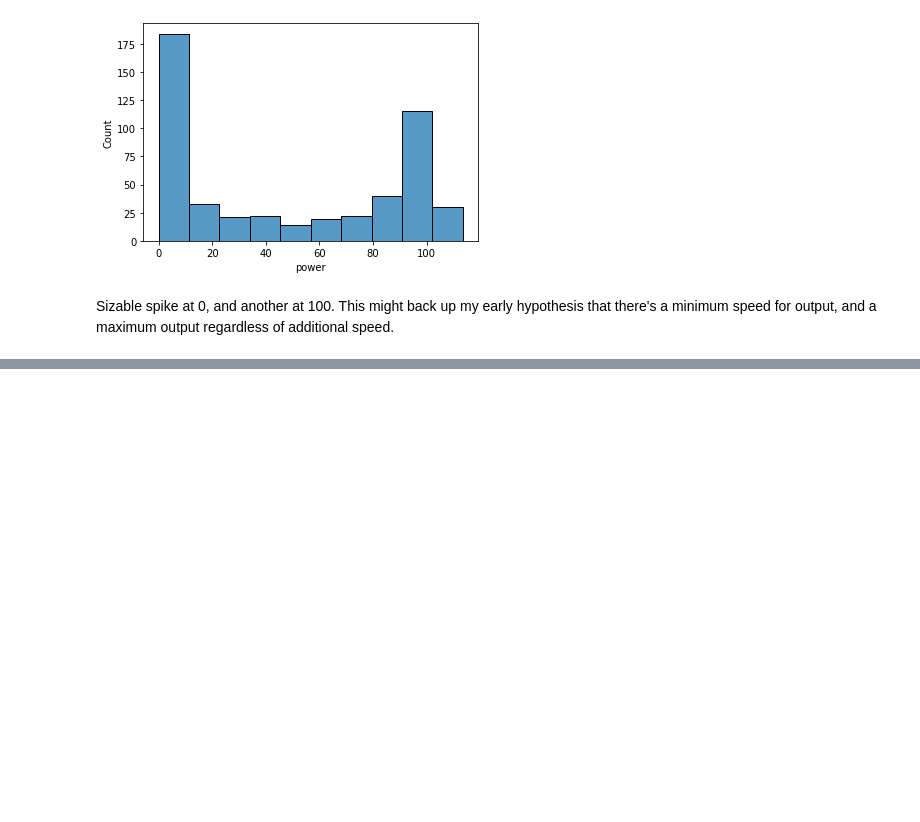
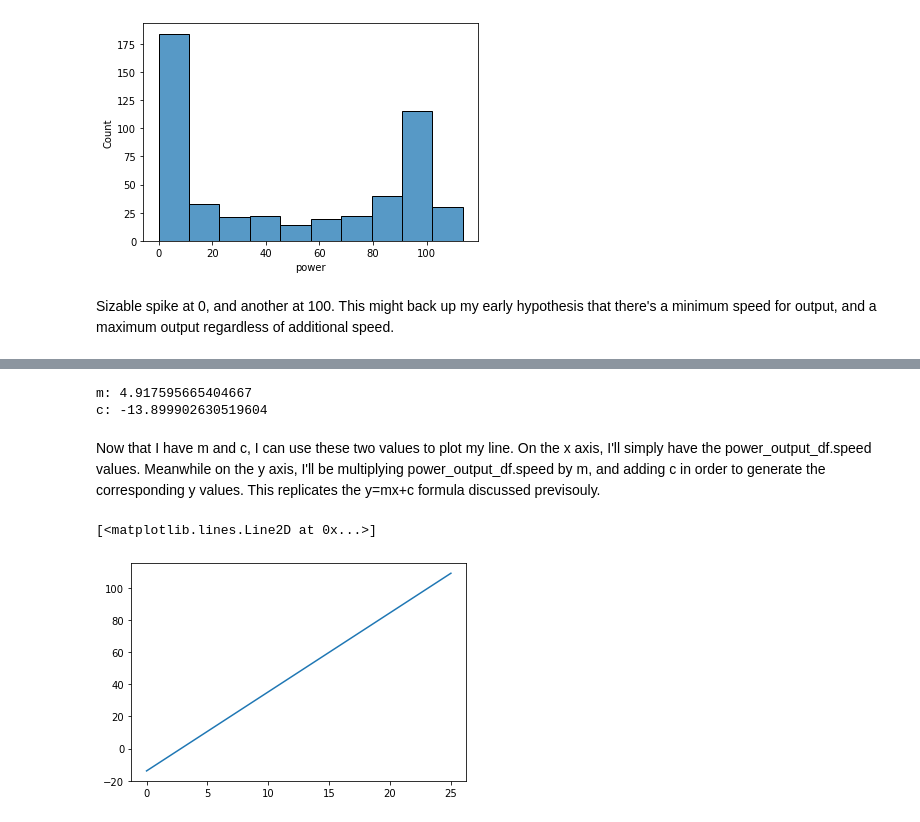
Before and after one commit to OtherBrian/fda-regression_project, a Jupyter notebook: Untitled.ipynb, the cells around one changed output, grey strips where cells are left out. Saved outputs shown, nothing was run; the diff lists cells and outputs as text; code cells hidden in the pictures; blank space fills up the shorter version.

```diff
--- a/Untitled.ipynb
+++ b/Untitled.ipynb
@@ -69,0 +101,14 @@ Sizable spike at 0, and another at 100. This might back up my early hypothesis t
+# %%
+m,c = np.polyfit(power_output_df.speed, power_output_df.power, 1)
+print("m: " + str(m))
+print("c: " + str(c))
+# %% [output]
+m: 4.917595665404667
+c: -13.899902630519604
+# %% [markdown]
+Now that I have m and c, I can use these two values to plot my line. On the x axis, I'll simply have the power_output_df.speed values. Meanwhile on the y axis, I'll be multiplying power_output_df.speed by m, and adding c in order to generate the corresponding y values. This replicates the y=mx+c formula discussed previsouly.
+# %%
+plt.plot(power_output_df.speed, power_output_df.speed*m + c)
+# %% [output]
+[<matplotlib.lines.Line2D at 0x...>]
+[figure, added]
```
Also changed, not shown: parts of 11 cells of this notebook.
